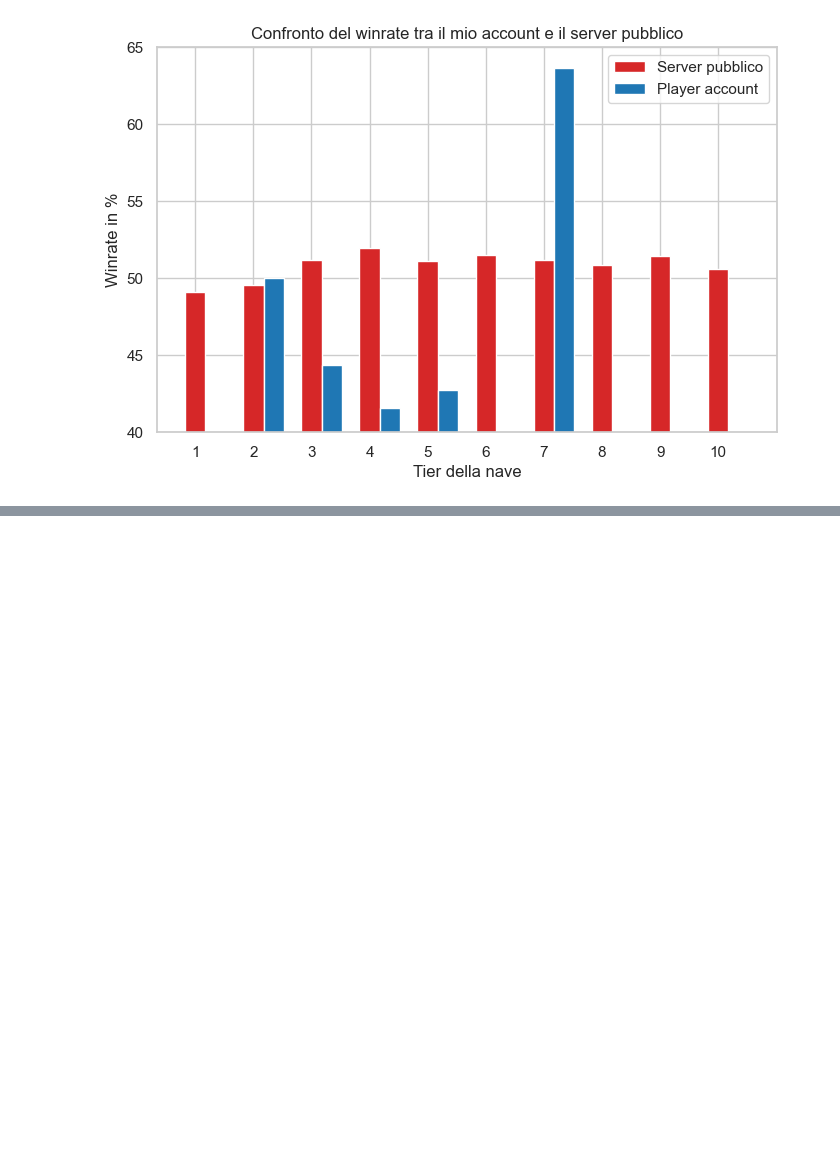
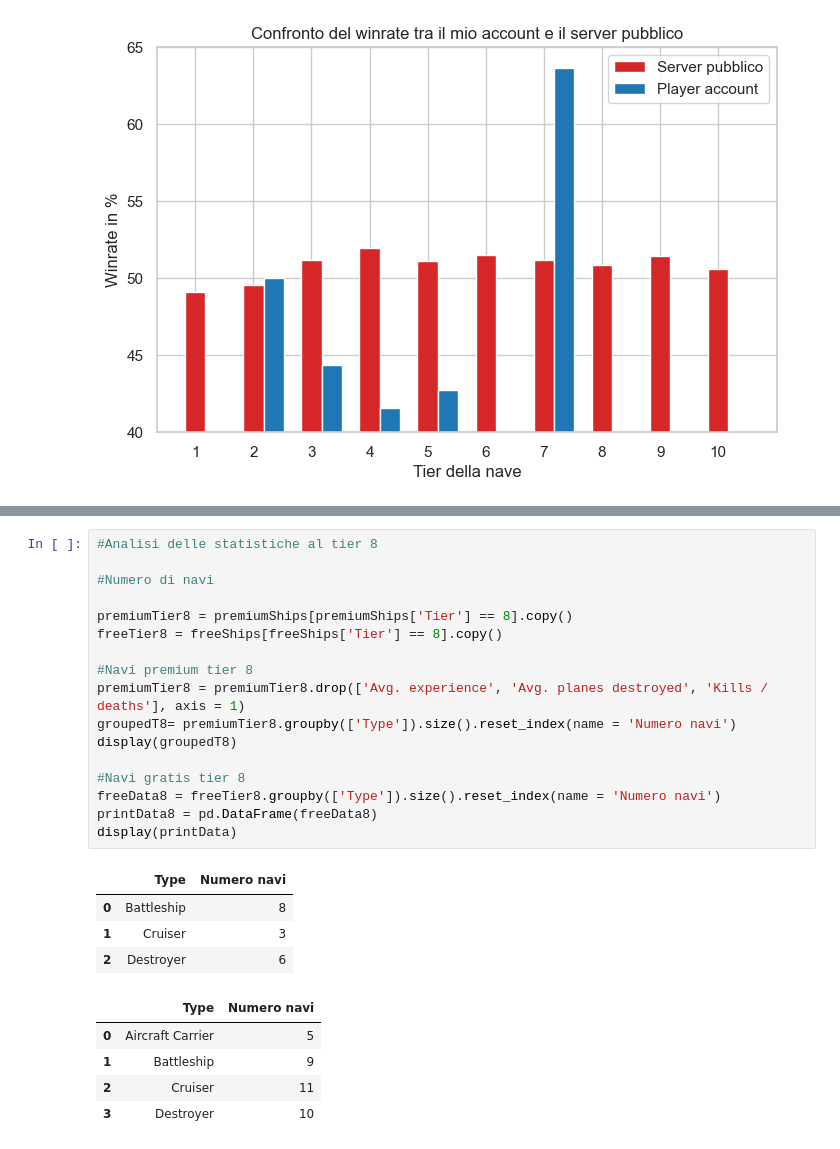
Before and after one commit to riccardosantarossa/UNI_DataScienceProject, a Jupyter notebook: project.ipynb, the cells around one changed output, grey strips where cells are left out. Drawn from its saved outputs; the diff is of its cells as text; blank space fills up the shorter version.

```diff
--- a/project.ipynb
+++ b/project.ipynb
@@ -252,0 +258,27 @@ plt.show()
+# %%
+#Analisi delle statistiche al tier 8
+
+#Numero di navi
+
+premiumTier8 = premiumShips[premiumShips['Tier'] == 8].copy()
+freeTier8 = freeShips[freeShips['Tier'] == 8].copy()
+
+#Navi premium tier 8
+premiumTier8 = premiumTier8.drop(['Avg. experience', 'Avg. planes destroyed', 'Kills / deaths'], axis = 1)
+groupedT8= premiumTier8.groupby(['Type']).size().reset_index(name = 'Numero navi')
+display(groupedT8)
+
+#Navi gratis tier 8
+freeData8 = freeTier8.groupby(['Type']).size().reset_index(name = 'Numero navi')
+printData8 = pd.DataFrame(freeData8)
+display(printData)
+# %% [output]
+|  | Type | Numero navi |
+| 0 | Battleship | 8 |
+| 1 | Cruiser | 3 |
+| 2 | Destroyer | 6 |
+|  | Type | Numero navi |
+| 0 | Aircraft Carrier | 5 |
+| 1 | Battleship | 9 |
+| 2 | Cruiser | 11 |
+| 3 | Destroyer | 10 |
```
Also changed, not shown: parts of 6 cells of this notebook.
